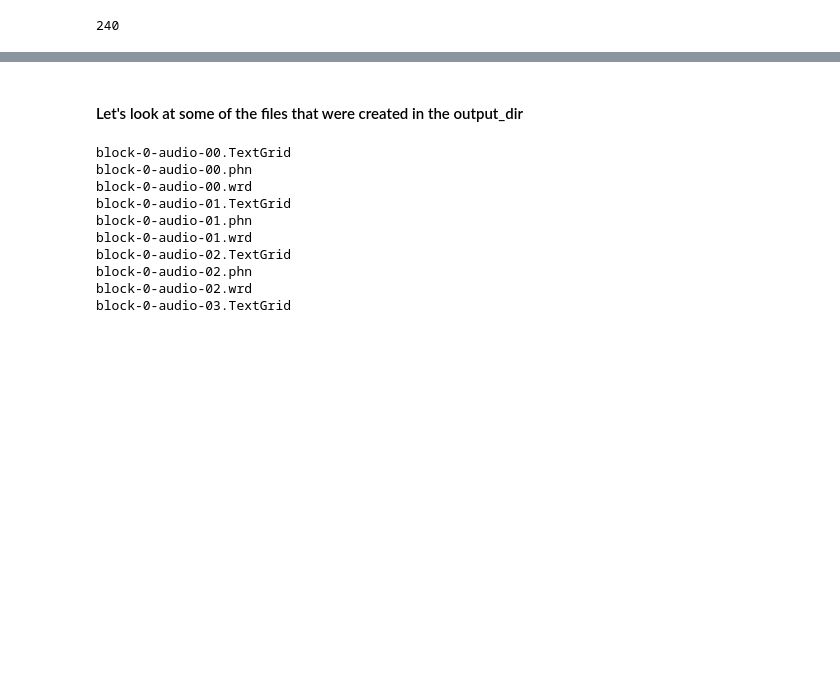
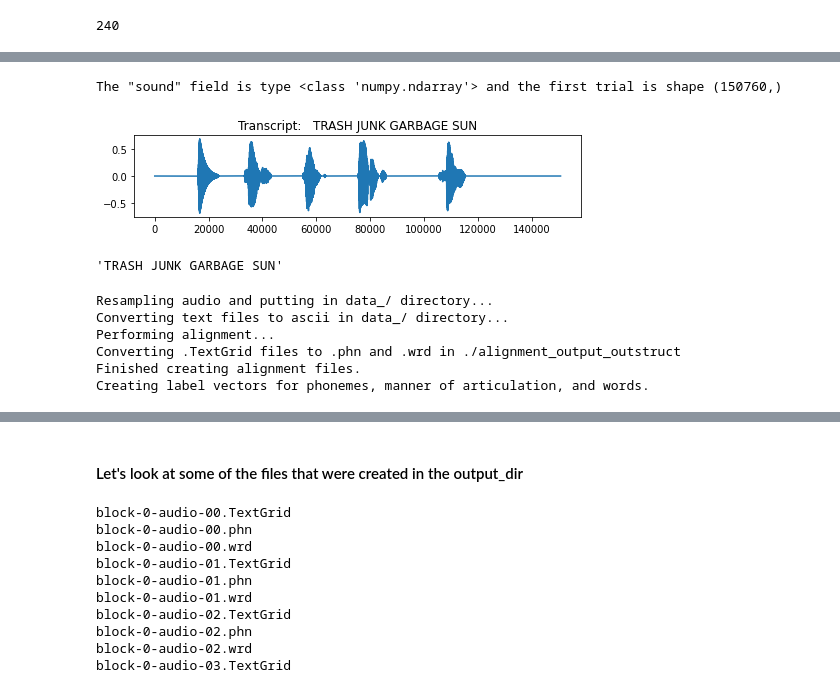
Before and after one commit to naplab/naplib-python, a Jupyter notebook: docs/examples/phoneme_and_word_alignment.ipynb, the cells around one changed output, grey strips where cells are left out. Cells and saved outputs as stored; diff of their text form; code cells hidden in the pictures; blank space fills up the shorter version.

```diff
--- a/docs/examples/phoneme_and_word_alignment.ipynb
+++ b/docs/examples/phoneme_and_word_alignment.ipynb
@@ -11,0 +31,30 @@ len(outstruct)
+# %%
+# Two of the other critical fields we need for alignment include the 'sound'
+print(f'The "sound" field is type {type(outstruct[0]["sound"])} and the first trial is shape {outstruct[0]["sound"].shape}')
+
+plt.figure(figsize=(8,1.5))
+plt.plot(outstruct[0]["sound"])
+plt.title(f'Transcript:   {outstruct[0]["script"]}')
+plt.show()
+# %% [output]
+The "sound" field is type <class 'numpy.ndarray'> and the first trial is shape (150760,)
+[figure, added]
+# %%
+# and the 'transcript'
+outstruct[0]["script"]
+# %% [output]
+'TRASH JUNK GARBAGE SUN'
+# %%
+# In this outstruct, the transcript is in a field called "script", not the default "transcript",
+# so we need to specify that.
+# If other required fields were named differently from their default values, we would need
+# to specify those as well. See documentation for details of required fields.
+
+result = aligner.align(outstruct, transcript='script') # perform alignment
+# %% [output]
+Resampling audio and putting in data_/ directory...
+Converting text files to ascii in data_/ directory...
+Performing alignment...
+Converting .TextGrid files to .phn and .wrd in ./alignment_output_outstruct
+Finished creating alignment files.
+Creating label vectors for phonemes, manner of articulation, and words.
```
Also changed, not shown: parts of 28 cells of this notebook, 2 other files.
